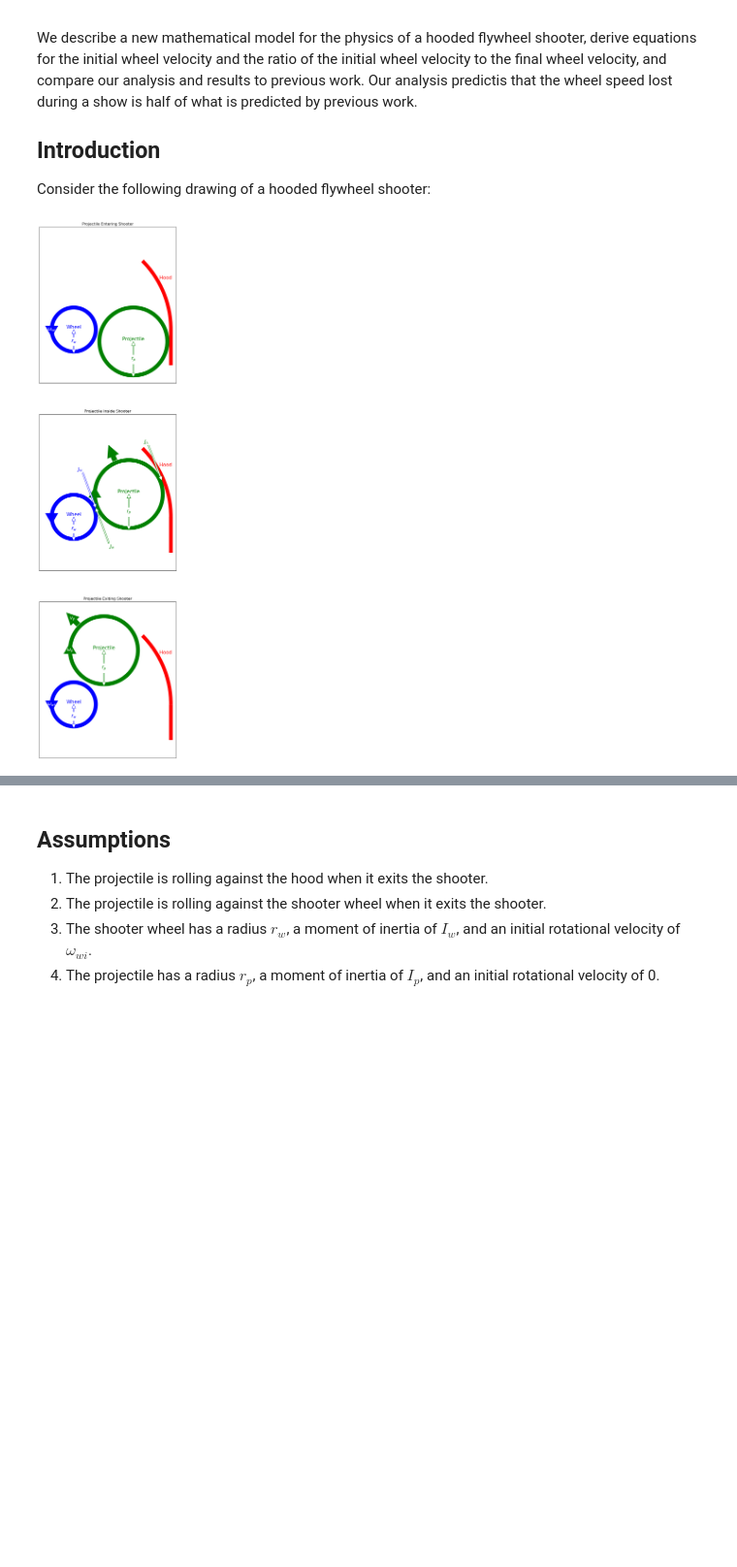
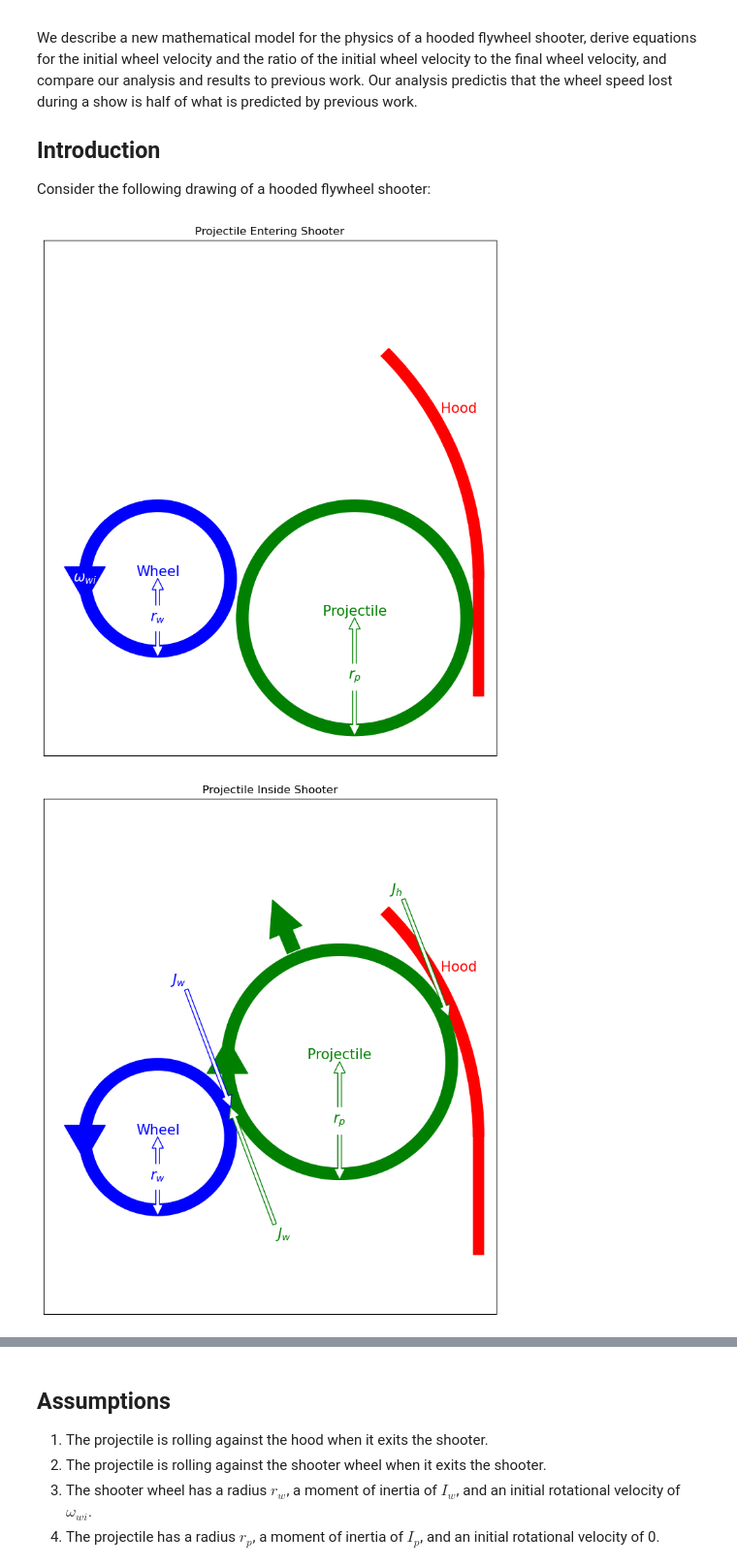
Before and after one commit to DeepBlueRobotics/jupyter_notebooks, a Jupyter notebook: FlywheelShooter.ipynb, the cells around one changed output, grey strips where cells are left out. Shown at 97% size. Cells and saved outputs as stored; diff of their text form; code cells hidden in the pictures; blank space fills up the shorter version.

Commit message:
Split drawing into separate figures.

```diff
--- a/FlywheelShooter.ipynb
+++ b/FlywheelShooter.ipynb
@@ -76,7 +76,9 @@ def display_drawing():
     r_p = 0.3
     r_h = r_w+2*r_p
 
-    def add_shooter(ax, title, omega_w_label, omega_p_label, v_p_label, p_center, show_impulses=False, theta=None):
+    def display_shooter(title, omega_w_label, omega_p_label, v_p_label, p_center, show_impulses=False, theta=None):
+        fig, ax = plt.subplots(figsize=(10, 10))
+
         width = 0.03
 
         w_color = "blue"
@@ -129,36 +131,36 @@ def display_drawing():
                         xytext=(h_p_contact[0]+arrow_length*math.cos(theta+math.pi/2), h_p_contact[1]+arrow_length*math.sin(theta+math.pi/2)), textcoords='data',
                         size=label_size, va="center", ha="center", color=p_color,
                         arrowprops=dict(color=p_color,
                                         fc="w",
                                         width=arrow_width),
             )
 
             # Projectile->Wheel impulse
             ax.annotate("$J_w$",
                         xy=w_p_contact, xycoords='data',
                         xytext=(w_p_contact[0]+arrow_length*math.cos(theta+math.pi/2), w_p_contact[1]+arrow_length*math.sin(theta+math.pi/2)), textcoords='data',
                         size=label_size, va="center", ha="center", color=w_color,
                         arrowprops=dict(color=w_color,
                                         fc="w",
                                         width=arrow_width),
             )
 
 
         ax.set_title(title)
 
         ax.set_xticks([])
         ax.set_yticks([])
         ax.set_aspect('equal')
         ax.axis(bounds)
 
-    fig, (ax1, ax2, ax3) = plt.subplots(3, figsize=(10, 3*10))
+        plt.show()
 
-    add_shooter(ax1, 'Projectile Entering Shooter', r'$\omega_{wi}$', None, None, (r_w+r_p, -r_p/3))
-    add_shooter(ax2, 'Projectile Inside Shooter', r'', r'', r'', ((r_w+r_p)*math.cos(math.pi/8), (r_w+r_p)*math.sin(math.pi/8)), show_impulses=True, theta=math.pi/8)
-    add_shooter(ax3, 'Projectile Exiting Shooter', r'$\omega_{wf}$', r'$\omega_p$', r'$v_p$', ((r_w+r_p)*math.cos(math.pi/4)-r_p/3, (r_w+r_p)*math.sin(math.pi/4)+r_p/3), theta=math.pi/4)
+    display_shooter('Projectile Entering Shooter', r'$\omega_{wi}$', None, None, (r_w+r_p, -r_p/3))
+    display_shooter('Projectile Inside Shooter', r'', r'', r'', ((r_w+r_p)*math.cos(math.pi/8), (r_w+r_p)*math.sin(math.pi/8)), show_impulses=True, theta=math.pi/8)
+    display_shooter('Projectile Exiting Shooter', r'$\omega_{wf}$', r'$\omega_p$', r'$v_p$', ((r_w+r_p)*math.cos(math.pi/4)-r_p/3, (r_w+r_p)*math.sin(math.pi/4)+r_p/3), theta=math.pi/4)
 
-    plt.show()
 
 display_drawing()
 # %% [output]
-[figure, old version]
+[figure, new version]
+[figure, added]
```
Also changed, not shown: parts of 1 cell of this notebook.
